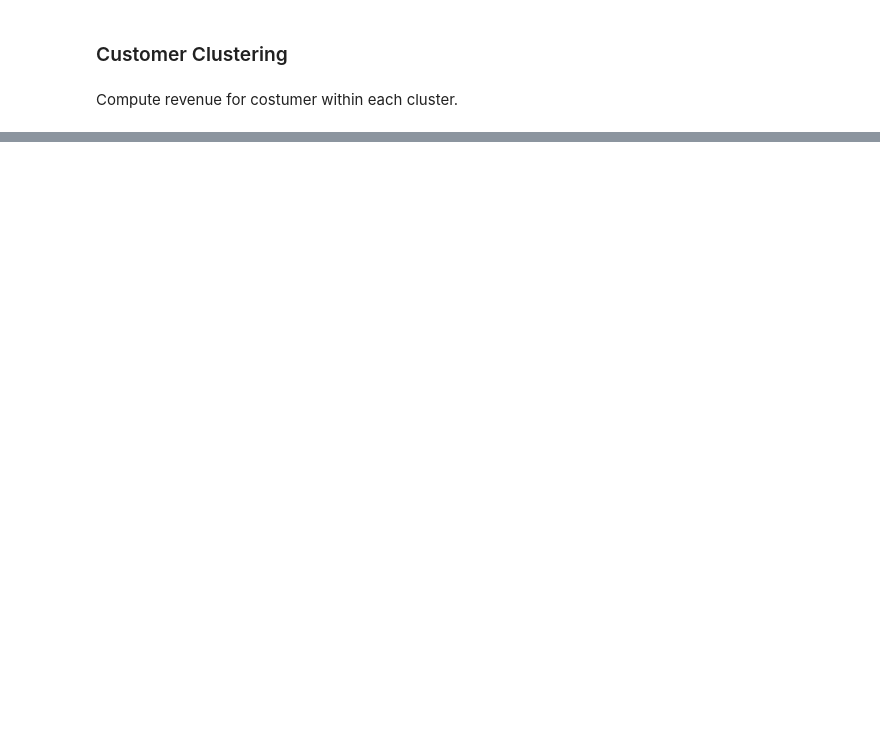
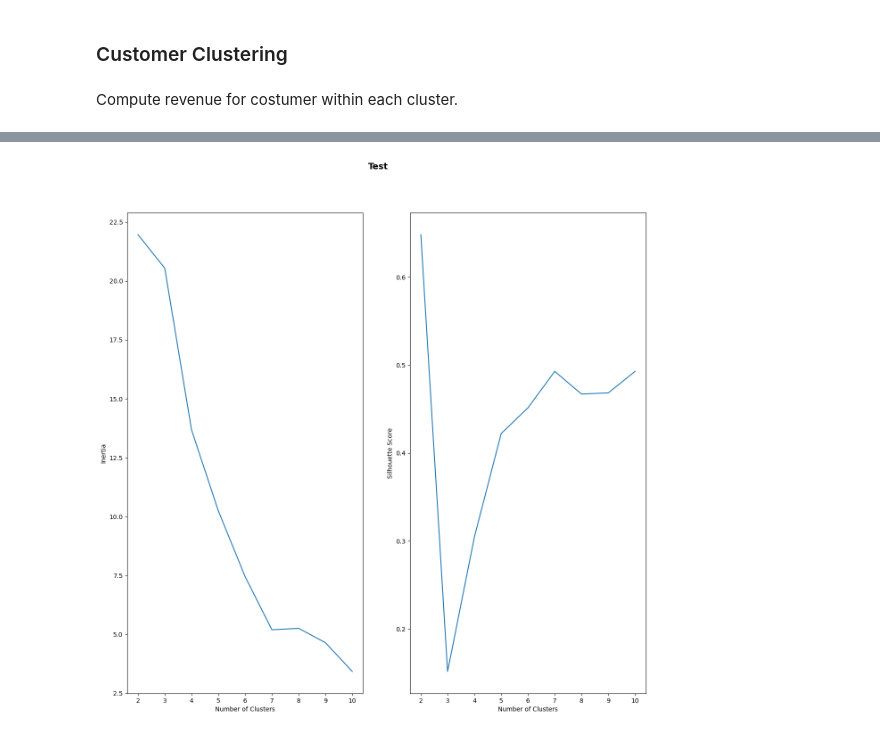
Before and after one commit to CogitoNTNU/CogitoXInfor-h24, a Jupyter notebook: HermanNotebook.ipynb, the cells around one changed output, grey strips where cells are left out. Drawn from its saved outputs; the diff is of its cells as text; code cells hidden in the pictures; blank space fills up the shorter version.

```diff
--- a/HermanNotebook.ipynb
+++ b/HermanNotebook.ipynb
@@ -348,0 +279,7 @@ Compute revenue for costumer within each cluster.
+# %%
+customer_data = {}
+
+for category in data.keys():
+    df_unscaled = scaler.inverse_transform(data[category].drop("ProductCluster"), axis = 1)
+    df_unscaled = pd.DataFrame(data = df_unscaled, columns = scaler.get_feature_names_out())
+    df_unscaled["ProductCluster"] = data[category]["ProductCluster"]
@@ -349,10 +288,12 @@ Compute revenue for costumer within each cluster.
 # %%
-
 
 merged = {}
 for category in dataframes_scaled.keys():
-    dataframes_scaled[category]["RowID"] = data[category]["RowID"]
-    merged[category] = pd.merge(dataframes_scaled[category], grouped_dataframes[category], on = "RowID")
+    dataframe_unscaled = scaler.inverse_transform(dataframes_scaled[category].drop("ProductCluster", axis = 1))
+    dataframe_unscaled = pd.DataFrame(data = dataframe_unscaled, columns = scaler.get_feature_names_out())
+    dataframe_unscaled["ProductCluster"] = dataframes_scaled[category]["ProductCluster"]
+    dataframe_unscaled["RowID"] = data[category]["RowID"]
+    merged[category] = pd.merge(dataframe_unscaled, grouped_dataframes[category], on = "RowID")
 
 merged["Technology"].head()
 # %% [output]
@@ -371,0 +301,4 @@ SyntaxError: invalid syntax (1725188794.py, line 3)
+# %%
+new_features = ["MeanMargin", "NumberOfOrders", "TotalSales", "TotalCost", "TotalCost", "ProductCluster", "RowID", "ProductID", "CustomerID"]
+test = merged["Technology"][new_features]
+test.head()
@@ -371,0 +331,14 @@ SyntaxError: invalid syntax (1725188794.py, line 3)
+# %%
+grouped = test.groupby(["CustomerID", "ProductCluster"])["TotalSales"].sum()
+pivoted = grouped.unstack(fill_value = 0).reset_index(drop = True)
+pivoted.index.name = None
+pivoted.columns.name = None
+pivoted.head()
+
+scaler = MinMaxScaler()
+scaled_customer_data = scaler.fit_transform(pivoted)
+scaled_customer_data = pd.DataFrame(scaled_customer_data, columns=scaler.get_feature_names_out())
+# %%
+find_optimal_k({"Test" : scaled_customer_data})
+# %% [output]
+[figure, added]
```
Also changed, not shown: parts of 34 cells of this notebook.
